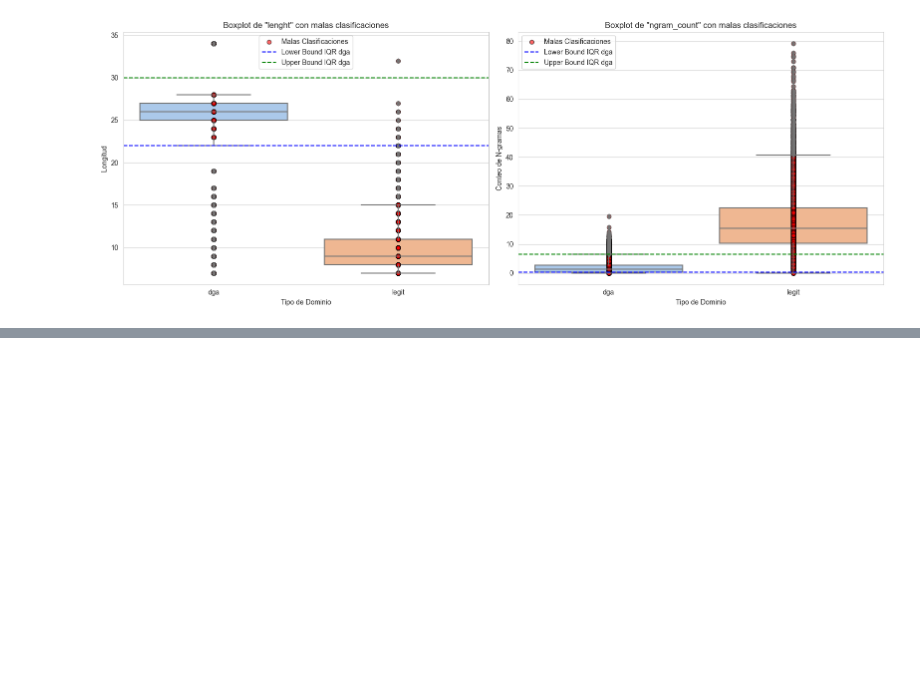
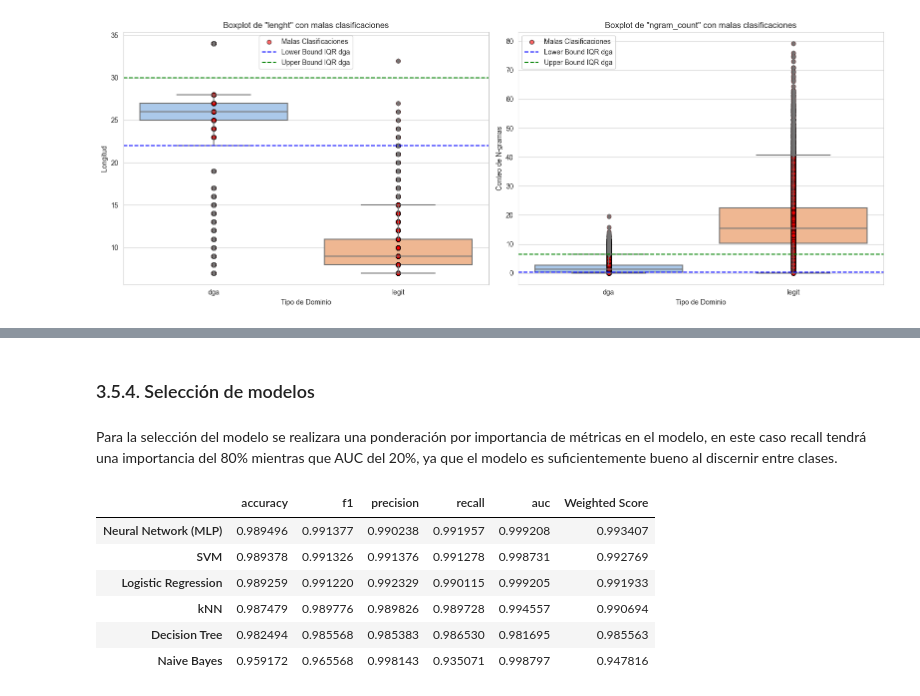
Before and after one commit to jpheredia/DGA_Classification, a Jupyter notebook: Project_notebook.ipynb, the cells around one changed output, grey strips where cells are left out. Saved outputs shown, nothing was run; the diff lists cells and outputs as text; code cells hidden in the pictures; blank space fills up the shorter version.

```diff
--- a/Project_notebook.ipynb
+++ b/Project_notebook.ipynb
@@ -569,0 +770,16 @@ Finalmente, aunque los resultados iniciales sugieren que, aunque el IQR es útil
+# %%
+results = {}
+
+# Evaluar los modelos con Cross Validation para los 3 escenarios a evaluar
+for model_name, model in models.items():
+    # Evaluar con cross_val_score para cada métrica
+    scores = {metric: cross_val_score(model, X_train, y_train_encoded, cv=5, scoring=scorer).mean()
+              for metric, scorer in scorers.items()}
+
+    # Guardar los resultados en el diccionario
+    results[model_name] = scores
+
+# Convertir el diccionario de resultados en un DataFrame
+results_df_no_preprocess = pd.DataFrame(results).T
+
+results_df_no_preprocess
@@ -569,0 +854,18 @@ Finalmente, aunque los resultados iniciales sugieren que, aunque el IQR es útil
+# %% [markdown]
+### 3.5.4. Selección de modelos
+# %% [markdown]
+Para la selección del modelo se realizara una ponderación por importancia de métricas en el modelo, en este caso recall tendrá una importancia del 80% mientras que AUC del 20%, ya que el modelo es suficientemente bueno al discernir entre clases.
+# %%
+df_seleccion = results_df_preprocess.copy()
+
+df_seleccion['Weighted Score'] = (0.8 * df_seleccion['recall']) + (0.2 * df_seleccion['auc'])
+
+df_seleccion.sort_values(by='Weighted Score', ascending=False)
+# %% [output]
+|  | accuracy | f1 | precision | recall | auc | Weighted Score |
+| Neural Network (MLP) | 0.989496 | 0.991377 | 0.990238 | 0.991957 | 0.999208 | 0.993407 |
+| SVM | 0.989378 | 0.991326 | 0.991376 | 0.991278 | 0.998731 | 0.992769 |
+| Logistic Regression | 0.989259 | 0.991220 | 0.992329 | 0.990115 | 0.999205 | 0.991933 |
+| kNN | 0.987479 | 0.989776 | 0.989826 | 0.989728 | 0.994557 | 0.990694 |
+| Decision Tree | 0.982494 | 0.985568 | 0.985383 | 0.986530 | 0.981695 | 0.985563 |
+| Naive Bayes | 0.959172 | 0.965568 | 0.998143 | 0.935071 | 0.998797 | 0.947816 |
```
Also changed, not shown: parts of 25 cells of this notebook, 6 other files.
